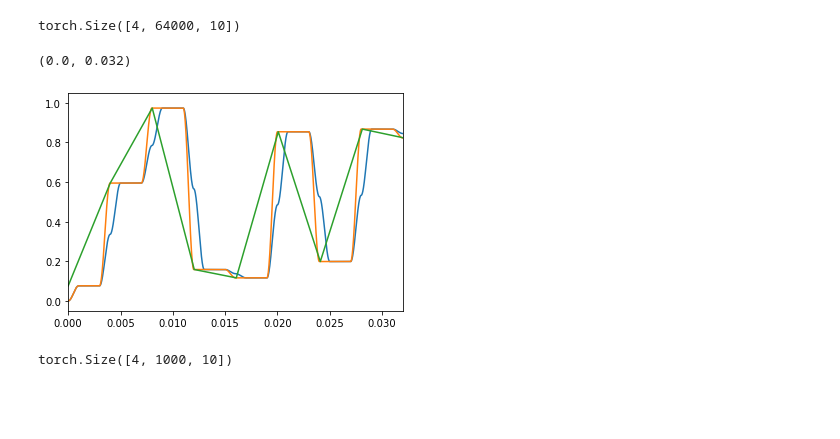
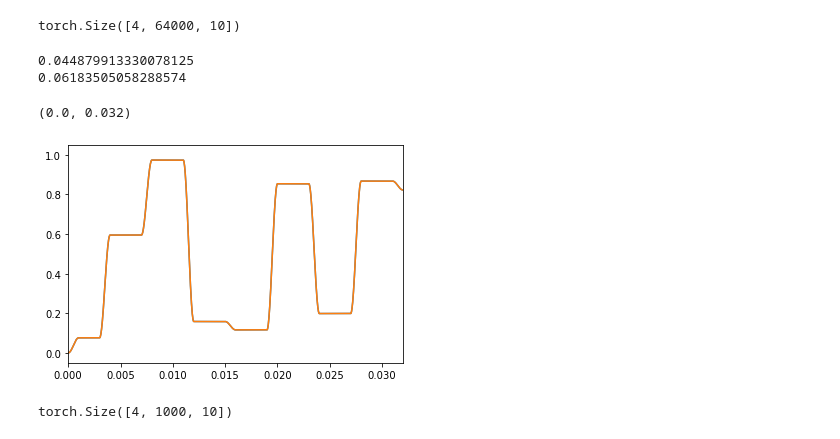
Before and after one commit to nabsara/deep-eurorack-control, a Jupyter notebook: notebooks/Untitled.ipynb, the cells around one changed output. Saved outputs shown, nothing was run; the diff lists cells and outputs as text; code cells hidden in the pictures; blank space fills up the shorter version.

```diff
--- a/notebooks/Untitled.ipynb
+++ b/notebooks/Untitled.ipynb
@@ -57,19 +57,19 @@ temp_smooth=smooth(params,frame_size,64000).cpu()
 # %%
 def smooth(params,frame_size,final_size):
     temp = params.permute(0,2,1)
-    temp_smooth = torch.zeros(temp.shape[0],temp.shape[1],final_size)#.cpu()#.to(settings.device)
+    temp_smooth = torch.zeros(temp.shape[0],temp.shape[1],final_size).to(settings.device)
 
     hop = int(frame_size/4)
     winlen = int(frame_size/2)
     nb_trames = int(final_size/hop)
 
-    window = torch.hann_window(winlen)#.to(settings.device)
+    window = torch.hann_window(winlen).to(settings.device)
     window = window/(window[0] + window[int(winlen/2)])
 
     for j in range(nb_trames-1):
         start = j*hop
         stop = start + winlen
-        temp_smooth[:,:,start:stop] += window[None,None,:]*(temp[:,:,j][:,:,None]+temp[:,:,j+1][:,:,None])/2
+        temp_smooth[:,:,start:stop] += window[None,None,:]*(temp[:,:,j+1][:,:,None])
 
     return (temp_smooth.permute(0,2,1))
 # %%
@@ -88,19 +88,30 @@ def smooth2(params,frame_size):
         temp_smooth[:,:,start:stop] += window[None,None,:]*temp[:,:,int(start+winlen/2)][:,:,None]
     return (temp_smooth.permute(0,2,1))
 # %%
+import time
+start = time.time()
 temp_smooth=smooth(params,frame_size,64000).cpu()
-# temp_smooth2 = smooth2(upsample(harmonics,64000),frame_size).cpu()
+print(time.time() -start)
+start = time.time()
+
+temp_smooth2 = smooth2(upsample(harmonics,64000),frame_size).cpu()
+print(time.time() -start)
+# %% [output]
+0.044879913330078125
+0.06183505058288574
 # %%
 plt.plot(np.linspace(0,1,64000),temp_smooth[2,:,0])
 plt.plot(np.linspace(0,1,64000),temp_smooth2[2,:,0])
 
-plt.plot(np.linspace(0,1,250),harmonics[2,:,0])
-# plt.plot(np.linspace(0,1,1000),params[2,:,0])
+# plt.plot(np.linspace(0,1,250),harmonics[2,:,0],marker="*")
+# plt.plot(np.linspace(0,1,1000),params[2,:,0],marker="*")
+# plt.plot(np.linspace(0,1,64000),upsample(harmonics,64000)[2,:,0])
+
 
 plt.xlim(0,0.032)
 # %% [output]
 (0.0, 0.032)
-[figure, old version]
+[figure, new version]
 # %%
 params.shape
 # %% [output]
```
Also changed, not shown: 1 other file.
